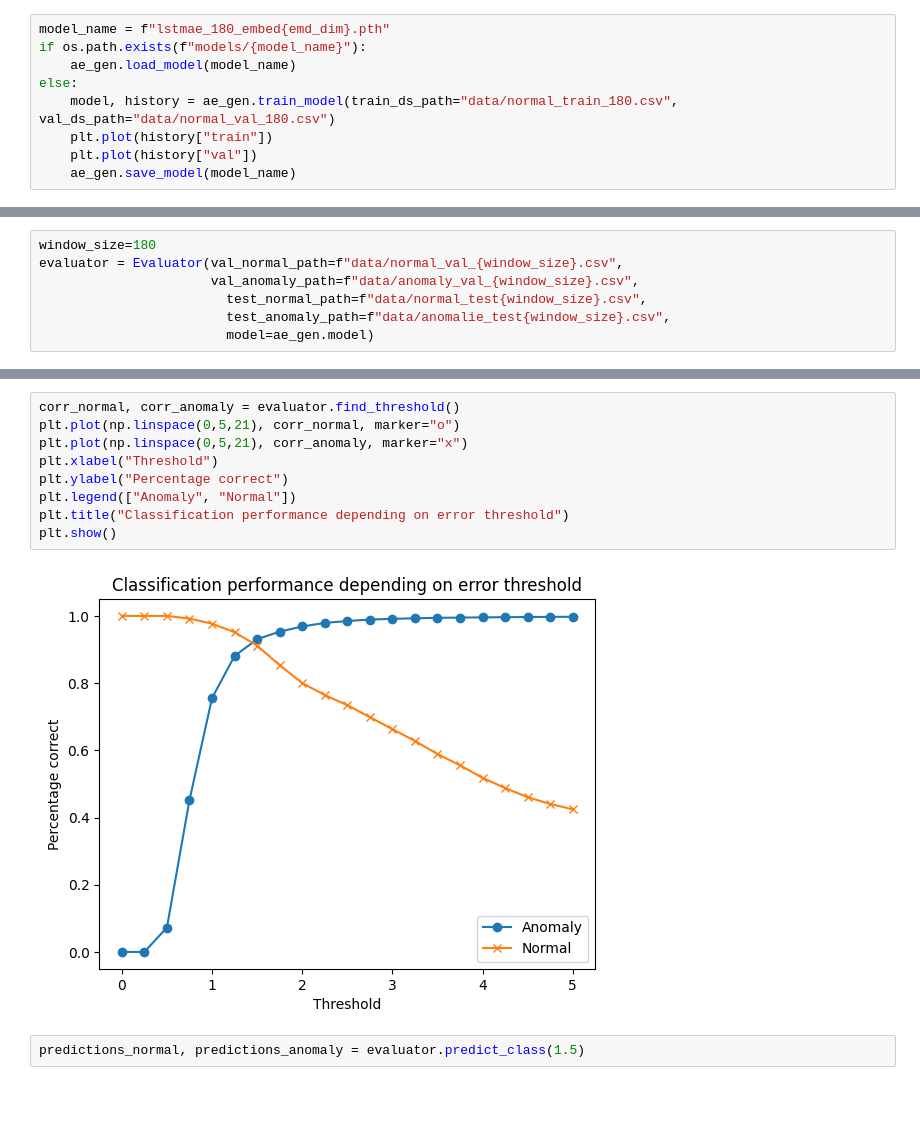
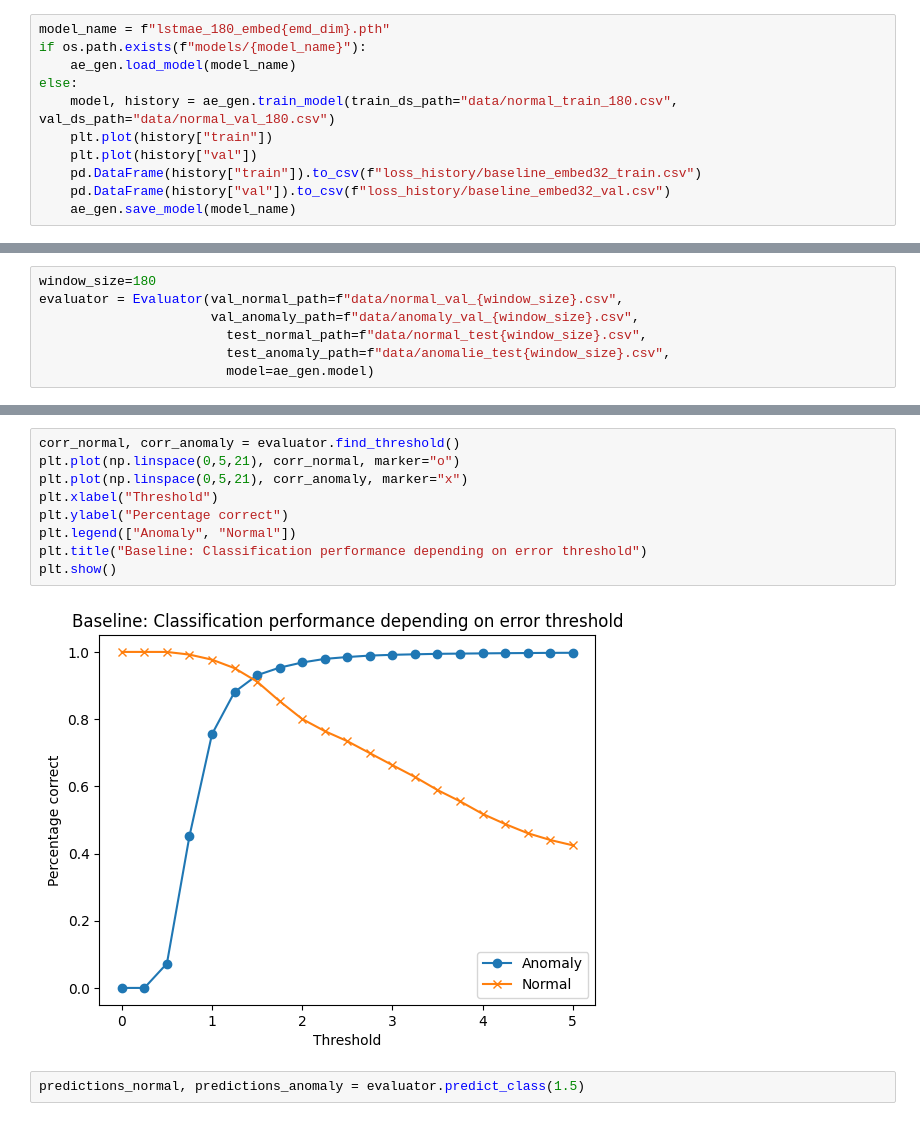
Before and after one commit to sjjtu/MAthesis, a Jupyter notebook: code/baseline.ipynb, the cells around one changed output, grey strips where cells are left out. Cells and saved outputs as stored; diff of their text form.

```diff
--- a/code/baseline.ipynb
+++ b/code/baseline.ipynb
@@ -37,5 +37,7 @@ else:
     model, history = ae_gen.train_model(train_ds_path="data/normal_train_180.csv", val_ds_path="data/normal_val_180.csv")
     plt.plot(history["train"])
     plt.plot(history["val"])
+    pd.DataFrame(history["train"]).to_csv(f"loss_history/baseline_embed32_train.csv")
+    pd.DataFrame(history["val"]).to_csv(f"loss_history/baseline_embed32_val.csv")
     ae_gen.save_model(model_name)
 # %% [output]
@@ -95,14 +83,14 @@ plt.show()
 # %%
 corr_normal, corr_anomaly = evaluator.find_threshold()
 plt.plot(np.linspace(0,5,21), corr_normal, marker="o")
 plt.plot(np.linspace(0,5,21), corr_anomaly, marker="x")
 plt.xlabel("Threshold")
 plt.ylabel("Percentage correct")
 plt.legend(["Anomaly", "Normal"])
-plt.title("Classification performance depending on error threshold")
+plt.title("Baseline: Classification performance depending on error threshold")
 plt.show()
 # %% [output]
-[figure, old version]
+[figure, new version]
 # %%
 predictions_normal, predictions_anomaly = evaluator.predict_class(1.5)
 # %%
```
Also changed, not shown: parts of 4 cells of this notebook, 59 other files.
